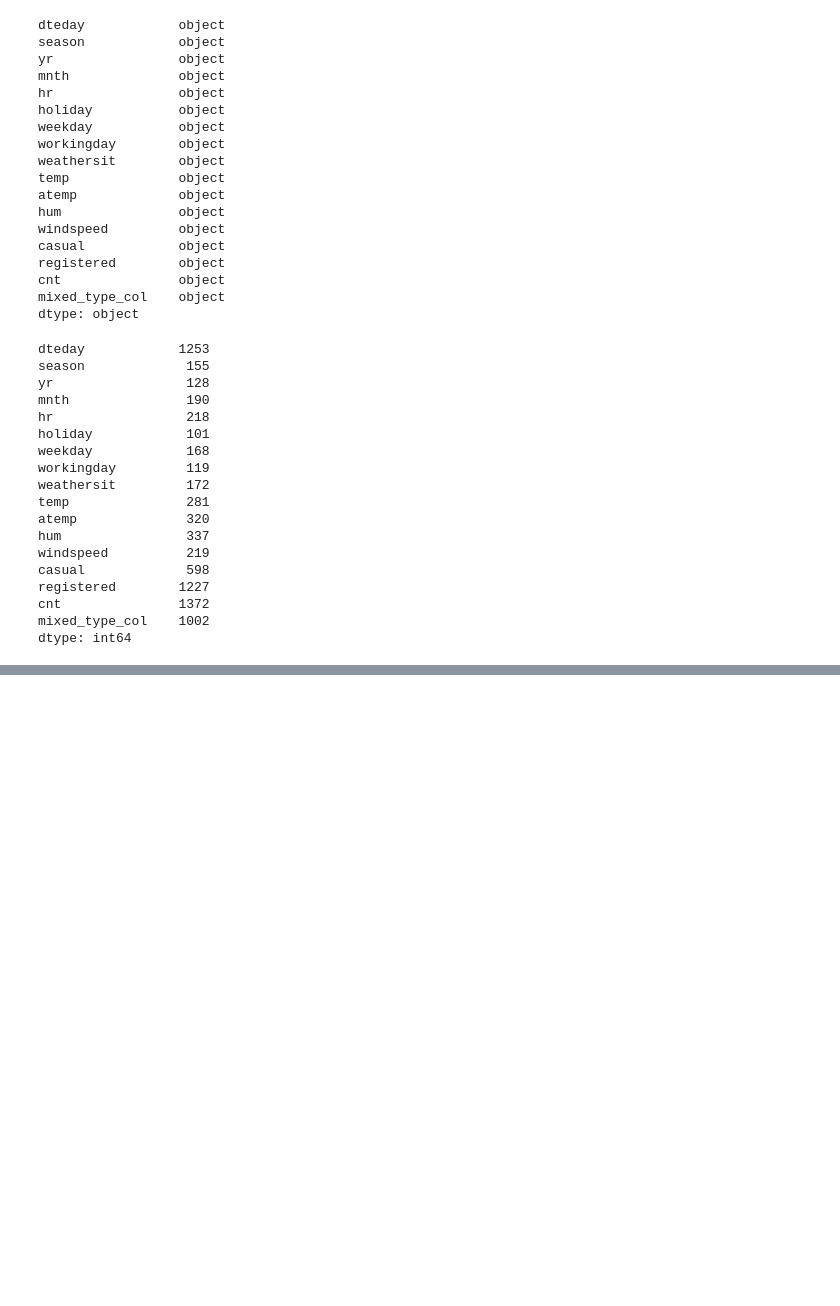
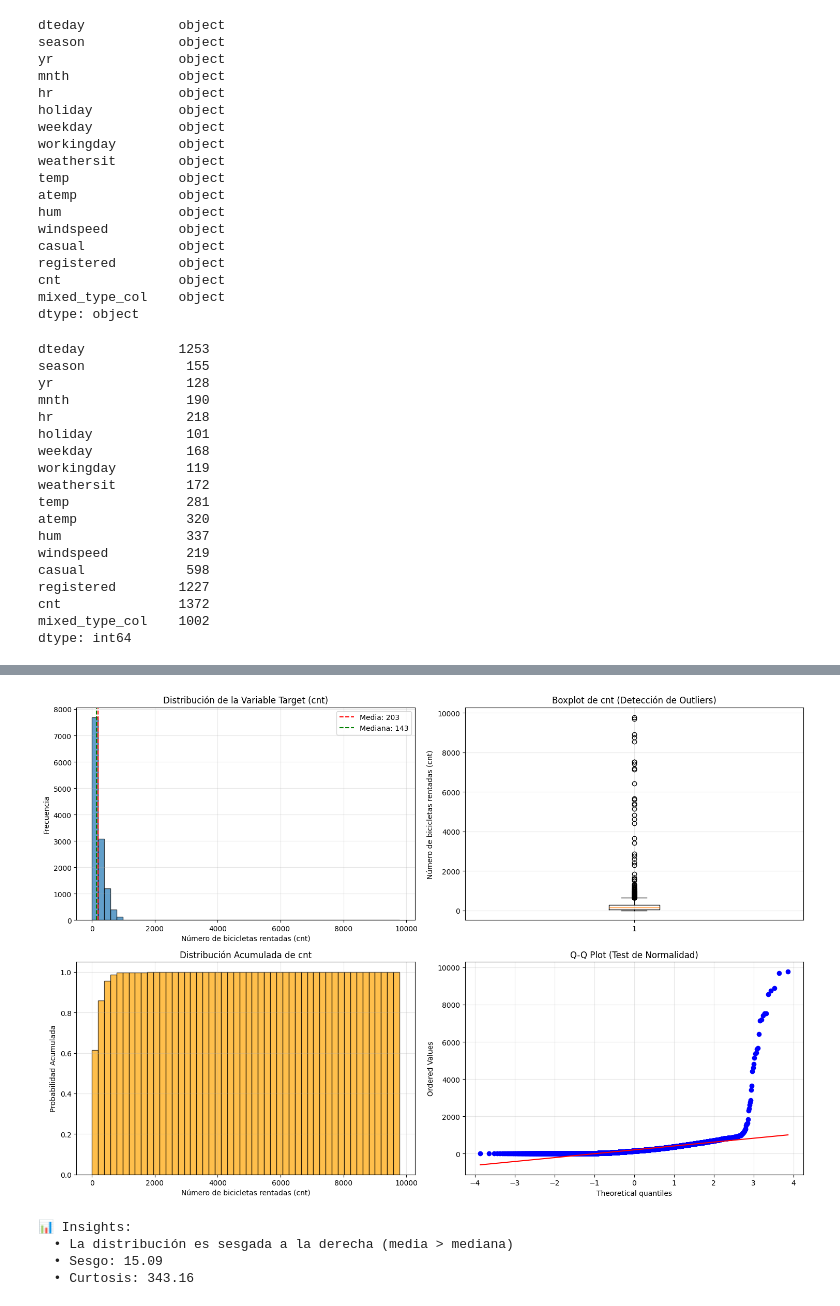
Before and after one commit to Isaac1606/mlops-team-61-project, a Jupyter notebook: notebooks/notebook.ipynb, the cells around one changed output, grey strips where cells are left out. Cells and saved outputs as stored; diff of their text form; code cells hidden in the pictures; blank space fills up the shorter version.

```diff
--- a/notebooks/notebook.ipynb
+++ b/notebooks/notebook.ipynb
@@ -8,6 +8,7 @@ from config.paths_config import *
 import warnings
 warnings.simplefilter("ignore")
 # %%
+RAW_FILE_PATH="../data/raw/bike_sharing_modified.csv"
 try:
     df = pd.read_csv(RAW_FILE_PATH)
     print(f"Loaded data from: {RAW_FILE_PATH}")
@@ -141,0 +194,19 @@ dtype: int64
+# %%
+# Decisión: Eliminar mixed_type_col (10% nulos, no aporta al modelo según ML Canvas)
+# y también instant (es solo un ID) - verificar cuáles existen
+print("Verificando columnas a eliminar...")
+cols_to_drop = []
+if 'instant' in df.columns:
+    cols_to_drop.append('instant')
+if 'mixed_type_col' in df.columns:
+    cols_to_drop.append('mixed_type_col')
+
+if cols_to_drop:
+    print(f"Eliminando columnas: {', '.join(cols_to_drop)}")
+    df_clean = df.drop(columns=cols_to_drop).copy()
+else:
+    print("No hay columnas para eliminar, usando df directamente")
+    df_clean = df.copy()
+
+print(f"Shape después de eliminar columnas: {df_clean.shape}")
+print(f"Columnas restantes: {list(df_clean.columns)}")
@@ -141,0 +488,47 @@ dtype: int64
+# %%
+# Visualización de la distribución del target
+fig, axes = plt.subplots(2, 2, figsize=(15, 10))
+
+# Histograma
+axes[0, 0].hist(df_clean['cnt'], bins=50, edgecolor='black', alpha=0.7)
+axes[0, 0].axvline(df_clean['cnt'].mean(), color='red', linestyle='--', label=f'Media: {df_clean["cnt"].mean():.0f}')
+axes[0, 0].axvline(df_clean['cnt'].median(), color='green', linestyle='--', label=f'Mediana: {df_clean["cnt"].median():.0f}')
+axes[0, 0].set_xlabel('Número de bicicletas rentadas (cnt)')
+axes[0, 0].set_ylabel('Frecuencia')
+axes[0, 0].set_title('Distribución de la Variable Target (cnt)')
+axes[0, 0].legend()
+axes[0, 0].grid(True, alpha=0.3)
+
+# Boxplot
+axes[0, 1].boxplot(df_clean['cnt'], vert=True)
+axes[0, 1].set_ylabel('Número de bicicletas rentadas (cnt)')
+axes[0, 1].set_title('Boxplot de cnt (Detección de Outliers)')
+axes[0, 1].grid(True, alpha=0.3)
+
+# Distribución acumulada
+axes[1, 0].hist(df_clean['cnt'], bins=50, cumulative=True, density=True,
+                edgecolor='black', alpha=0.7, color='orange')
+axes[1, 0].set_xlabel('Número de bicicletas rentadas (cnt)')
+axes[1, 0].set_ylabel('Probabilidad Acumulada')
+axes[1, 0].set_title('Distribución Acumulada de cnt')
+axes[1, 0].grid(True, alpha=0.3)
+
+# Q-Q plot para normalidad
+from scipy import stats
+stats.probplot(df_clean['cnt'], dist="norm", plot=axes[1, 1])
+axes[1, 1].set_title('Q-Q Plot (Test de Normalidad)')
+axes[1, 1].grid(True, alpha=0.3)
+
+plt.tight_layout()
+plt.show()
+
+print("\n📊 Insights:")
+print(f"  • La distribución es sesgada a la derecha (media > mediana)")
+print(f"  • Sesgo: {df_clean['cnt'].skew():.2f}")
+print(f"  • Curtosis: {df_clean['cnt'].kurtosis():.2f}")
+# %% [output]
+[figure, added]
+📊 Insights:
+  • La distribución es sesgada a la derecha (media > mediana)
+  • Sesgo: 15.09
+  • Curtosis: 343.16
```
Also changed, not shown: parts of 38 cells of this notebook, 6 other files.
